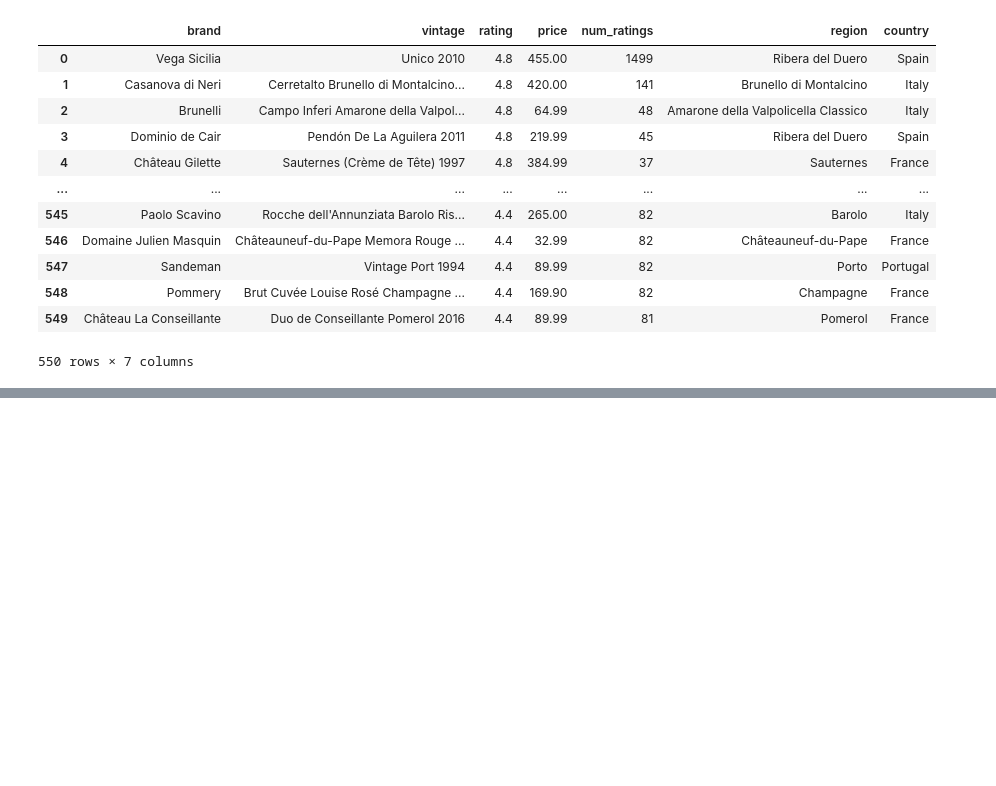
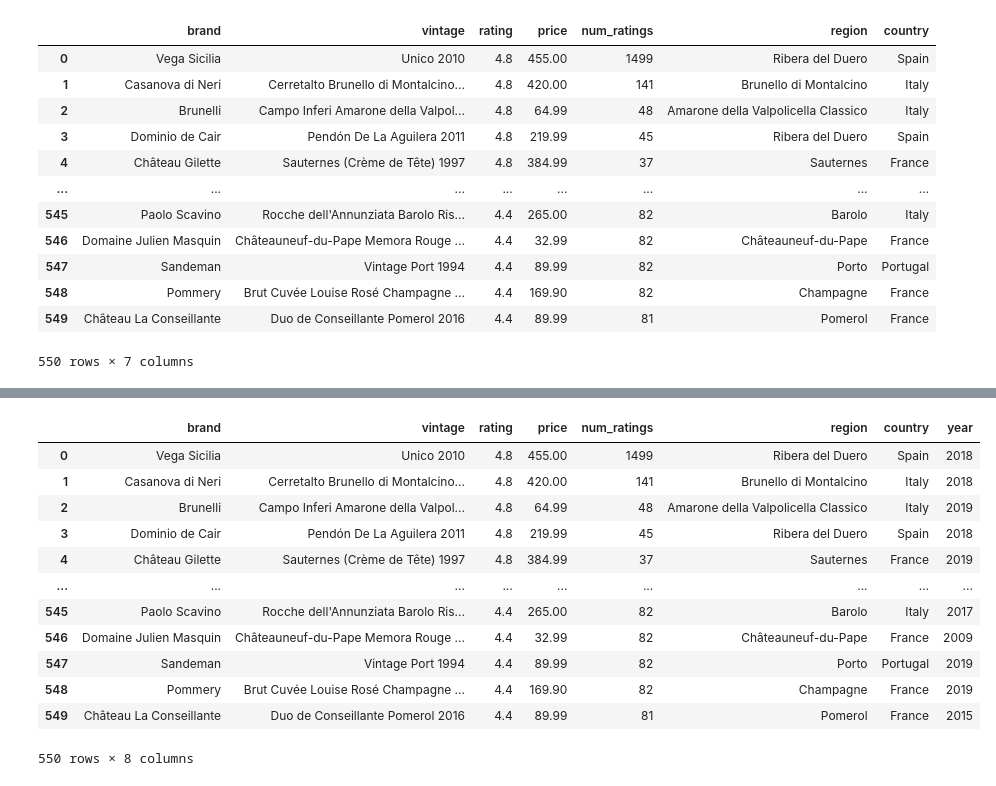
Before and after one commit to WilliamDHughes/ETL-Project-Group-1, a Jupyter notebook: bee_work/bee_dataframe_edit.ipynb, the cells around one changed output, grey strips where cells are left out. Cells and saved outputs as stored; diff of their text form; code cells hidden in the pictures; blank space fills up the shorter version.

```diff
--- a/bee_work/bee_dataframe_edit.ipynb
+++ b/bee_work/bee_dataframe_edit.ipynb
@@ -222,0 +308,17 @@ df_inter
+# %%
+df_inter = df_inter.join(test)
+df_inter
+# %% [output]
+|  | brand | vintage | rating | price | num_ratings | region | country | year |
+| 0 | Vega Sicilia | Unico 2010 | 4.8 | 455.00 | 1499 | Ribera del Duero | Spain | 2018 |
+| 1 | Casanova di Neri | Cerretalto Brunello di Montalcino... | 4.8 | 420.00 | 141 | Brunello di Montalcino | Italy | 2018 |
+| 2 | Brunelli | Campo Inferi Amarone della Valpol... | 4.8 | 64.99 | 48 | Amarone della Valpolicella Classico | Italy | 2019 |
+| 3 | Dominio de Cair | Pendón De La Aguilera 2011 | 4.8 | 219.99 | 45 | Ribera del Duero | Spain | 2018 |
+| 4 | Château Gilette | Sauternes (Crème de Tête) 1997 | 4.8 | 384.99 | 37 | Sauternes | France | 2019 |
+| ... | ... | ... | ... | ... | ... | ... | ... | ... |
+| 545 | Paolo Scavino | Rocche dell'Annunziata Barolo Ris... | 4.4 | 265.00 | 82 | Barolo | Italy | 2017 |
+| 546 | Domaine Julien Masquin | Châteauneuf-du-Pape Memora Rouge ... | 4.4 | 32.99 | 82 | Châteauneuf-du-Pape | France | 2009 |
+| 547 | Sandeman | Vintage Port 1994 | 4.4 | 89.99 | 82 | Porto | Portugal | 2019 |
+| 548 | Pommery | Brut Cuvée Louise Rosé Champagne ... | 4.4 | 169.90 | 82 | Champagne | France | 2019 |
+| 549 | Château La Conseillante | Duo de Conseillante Pomerol 2016 | 4.4 | 89.99 | 81 | Pomerol | France | 2015 |
+550 rows × 8 columns
```
Also changed, not shown: parts of 5 cells of this notebook.
